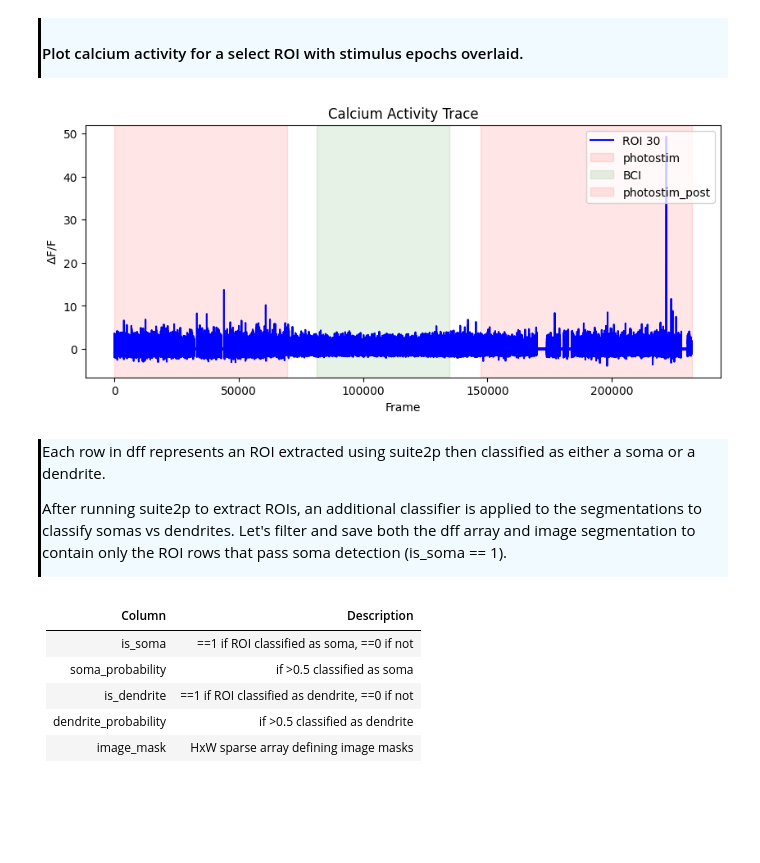
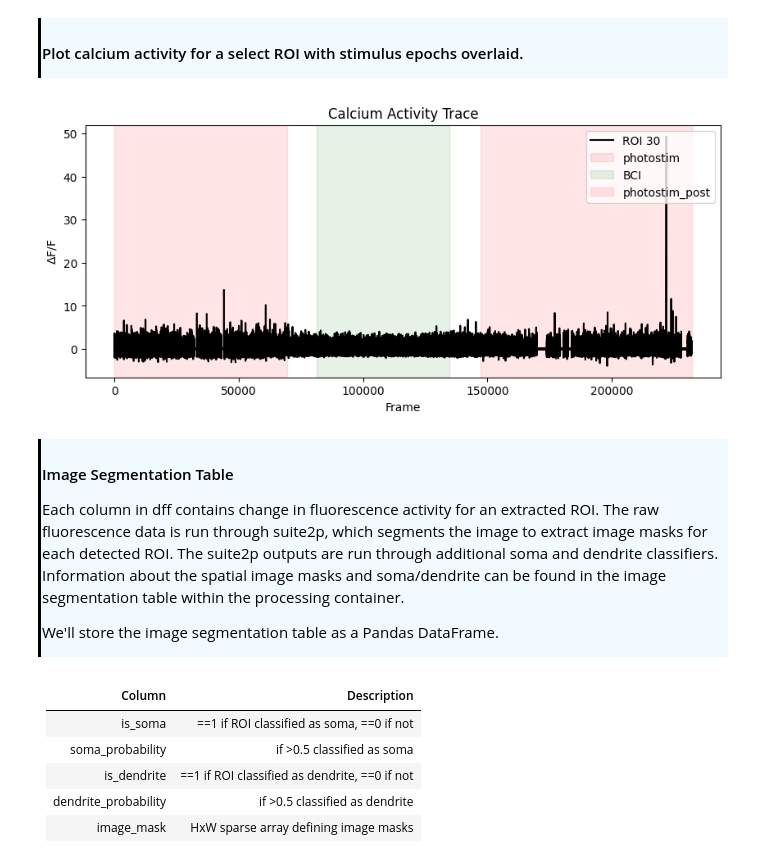
Before and after one commit to AllenNeuralDynamics/AIND-CNC-BCI-Workshop, a Jupyter notebook: code/load_data.ipynb, the cells around one changed output. Saved outputs shown, nothing was run; the diff lists cells and outputs as text; code cells hidden in the pictures; blank space fills up the shorter version.

```diff
--- a/code/load_data.ipynb
+++ b/code/load_data.ipynb
@@ -337,30 +337,34 @@ epoch_table
 
 #### Plot calcium activity for a select ROI with stimulus epochs overlaid.
 # %%
-# Building on our previous frameseries plot, we'll add shading for the stimulus epochs.
+# Plot dff for select ROI
+plt.rcParams["figure.figsize"] = (10, 4)
 
-plt.plot(dff[:, ROI], label=f'ROI {ROI}', color='blue')
+plt.plot(dff[:, ROI], label=f'ROI {ROI}', color='black')
 
+# Add shaded regions for stimulus epochs
 stim_names = ['photostim','BCI','photostim_post']
 colors = ['red','green','red']
 for c,stim_name in enumerate(stim_names):
     stim = epoch_table[epoch_table.stim_name==stim_name]
     for j in range(len(stim)):
         plt.axvspan(xmin=stim.start_frame.iloc[j], xmax=stim.stop_frame.iloc[j], color=colors[c], alpha=0.1, label = stim_name)
 
 plt.ylabel(r'$\Delta$F/F')
 plt.xlabel('Frame')
 plt.title('Calcium Activity Trace')
 plt.legend(loc='upper right')
 plt.show()
 # %% [output]
-[figure, old version]
+[figure, new version]
 # %% [markdown]
 <div style="border-left: 3px solid #000; padding: 1px; padding-left: 10px; background: #F0FAFF; ">
 
-Each row in dff represents an ROI extracted using suite2p then classified as either a soma or a dendrite.
+#### Image Segmentation Table
 
-After running suite2p to extract ROIs, an additional classifier is applied to the segmentations to classify somas vs dendrites. Let's filter and save both the dff array and image segmentation to contain only the ROI rows that pass soma detection (is_soma == 1).
+Each column in dff contains change in fluorescence activity for an extracted ROI. The raw fluorescence data is run through suite2p, which segments the image to extract image masks for each detected ROI. The suite2p outputs are run through additional soma and dendrite classifiers. Information about the spatial image masks and soma/dendrite can be found in the image segmentation table within the processing container.
+
+We'll store the image segmentation table as a Pandas DataFrame.
 # %% [markdown]
 | Column    | Description |
 | -------- | ------- |
```
Also changed, not shown: parts of 9 cells of this notebook.
